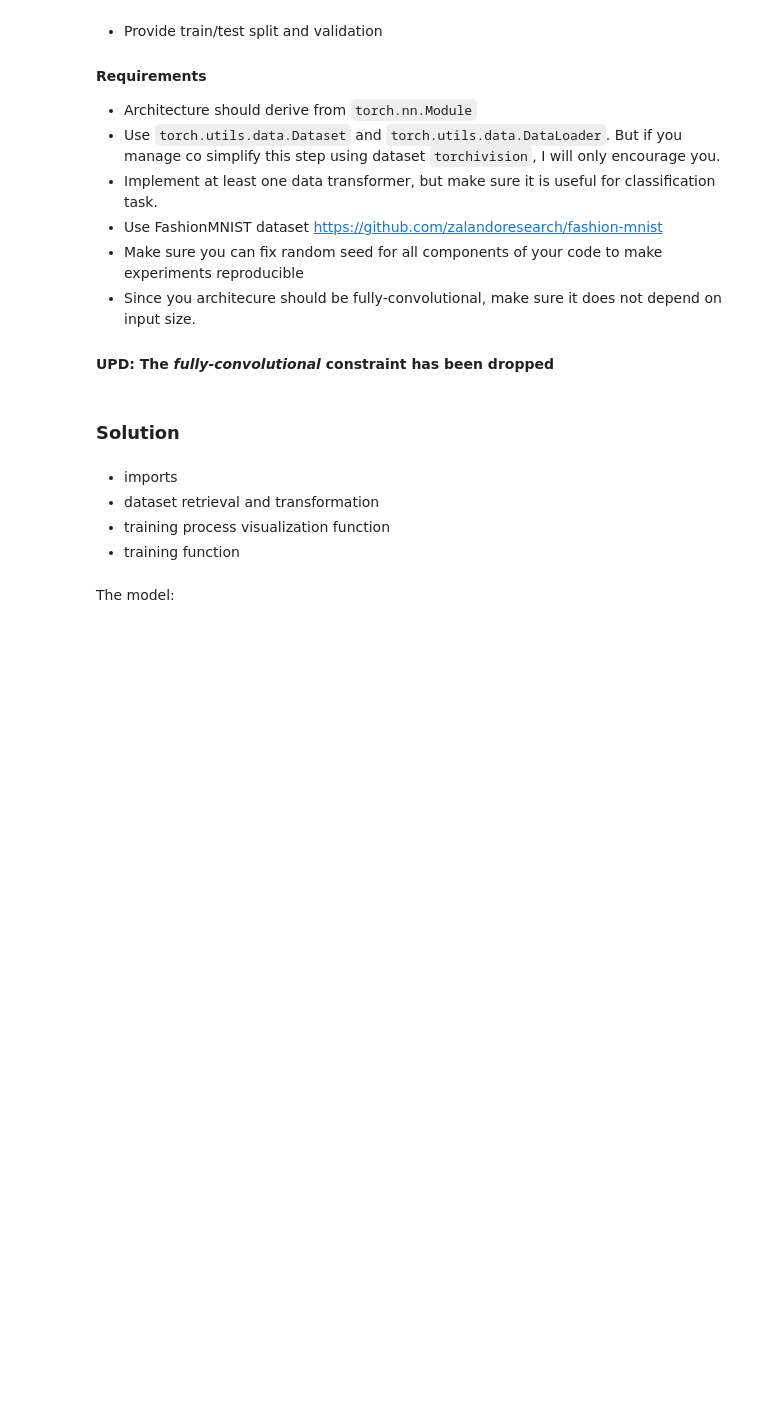
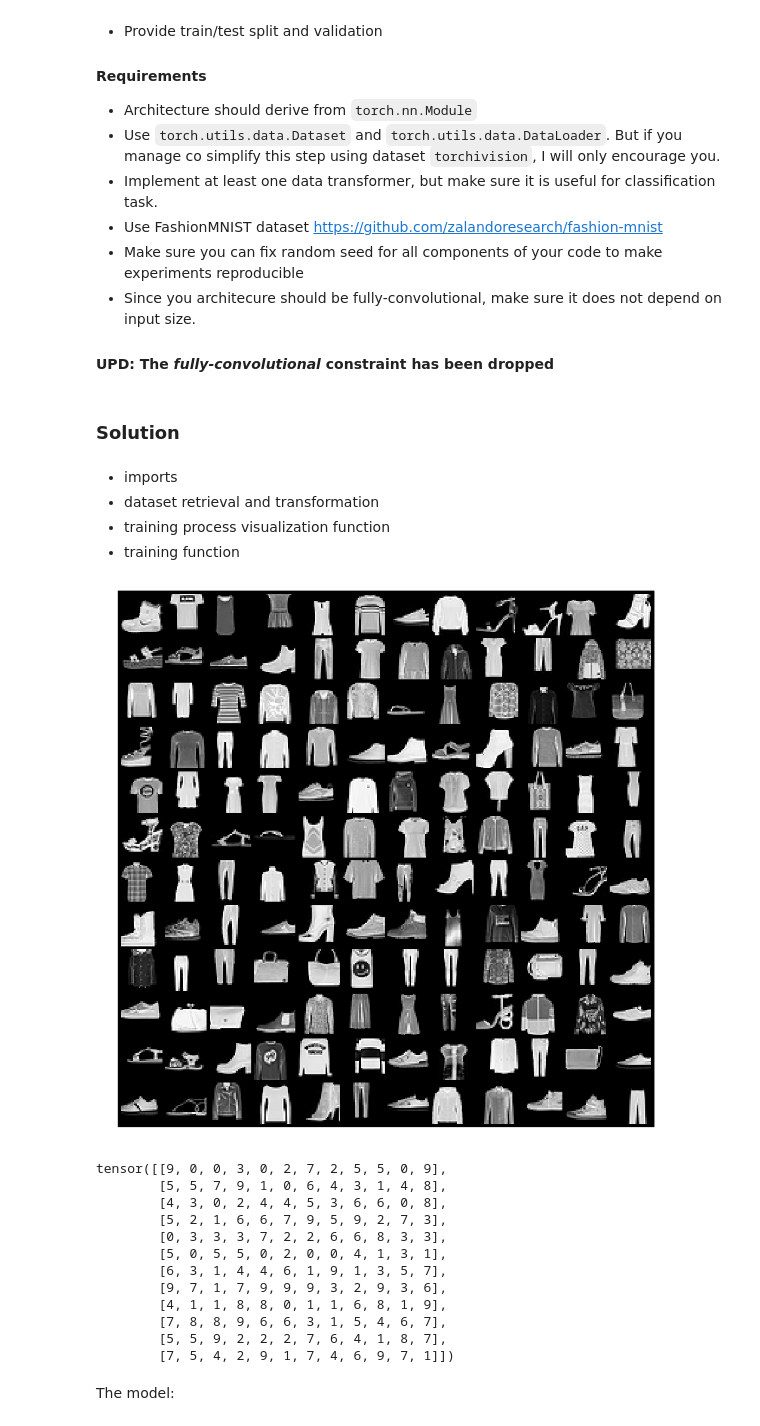
Before and after one commit to eshcherbin/deep-learning-2018, a Jupyter notebook: 1/homework/task_2.ipynb, the cells around one changed output. Saved outputs shown, nothing was run; the diff lists cells and outputs as text; code cells hidden in the pictures; blank space fills up the shorter version.

```diff
--- a/1/homework/task_2.ipynb
+++ b/1/homework/task_2.ipynb
@@ -38,16 +38,57 @@ import numpy as np
 import matplotlib.pyplot as plt
 from IPython import display
 from timeit import default_timer as timer
+# %%
+def visualize_data(data_objects):
+    img = torchvision.utils.make_grid(torch.Tensor(data_objects), nrow=12).numpy()
+    plt.figure(figsize=(15, 15))
+    plt.axis('off')
+    plt.imshow(np.transpose(img, [1, 2, 0]))
+    plt.show()
 # %%
+classes = [
+    'T-shirt/top',
+    'Trouser',
+    'Pullover',
+    'Dress',
+    'Coat',
+    'Sandal',
+    'Shirt',
+    'Sneaker',
+    'Bag',
+    'Ankle boot',
+]
+
 transform = torchvision.transforms.Compose([
     torchvision.transforms.RandomCrop(28, padding=4),  # useful because it prevents overfitting well
     torchvision.transforms.ToTensor(),
 ])
 train_set = torchvision.datasets.FashionMNIST(root='fashion_mnist',
                                               train=True,
                                               download=True,
                                               transform=transform)
 val_set = torchvision.datasets.FashionMNIST(root='fashion_mnist',
                                             train=False,
                                             transform=transform)
+
+loader = torch.utils.data.DataLoader(train_set,
+                                     batch_size=144,
+                                     shuffle=False)
+X, y = iter(loader).next()
+visualize_data(X)
+print(y.view(12, 12))
+# %% [output]
+[figure, added]
+tensor([[9, 0, 0, 3, 0, 2, 7, 2, 5, 5, 0, 9],
+        [5, 5, 7, 9, 1, 0, 6, 4, 3, 1, 4, 8],
+        [4, 3, 0, 2, 4, 4, 5, 3, 6, 6, 0, 8],
+        [5, 2, 1, 6, 6, 7, 9, 5, 9, 2, 7, 3],
+        [0, 3, 3, 3, 7, 2, 2, 6, 6, 8, 3, 3],
+        [5, 0, 5, 5, 0, 2, 0, 0, 4, 1, 3, 1],
+        [6, 3, 1, 4, 4, 6, 1, 9, 1, 3, 5, 7],
+        [9, 7, 1, 7, 9, 9, 9, 3, 2, 9, 3, 6],
+        [4, 1, 1, 8, 8, 0, 1, 1, 6, 8, 1, 9],
+        [7, 8, 8, 9, 6, 6, 3, 1, 5, 4, 6, 7],
+        [5, 5, 9, 2, 2, 2, 7, 6, 4, 1, 8, 7],
+        [7, 5, 4, 2, 9, 1, 7, 4, 6, 9, 7, 1]])
 # %%
```
Also changed, not shown: parts of 4 cells of this notebook.
